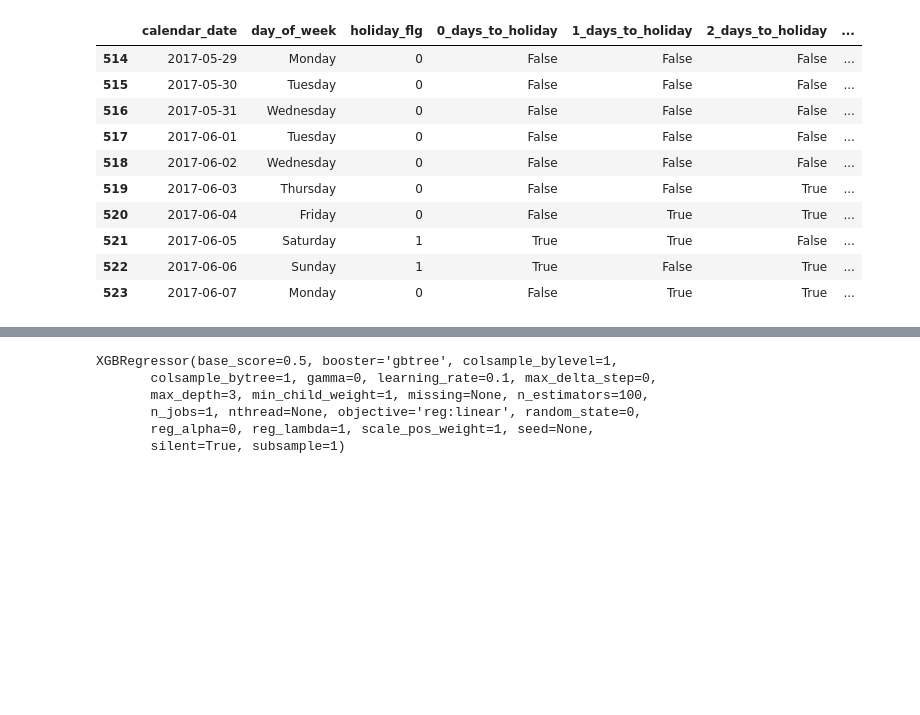
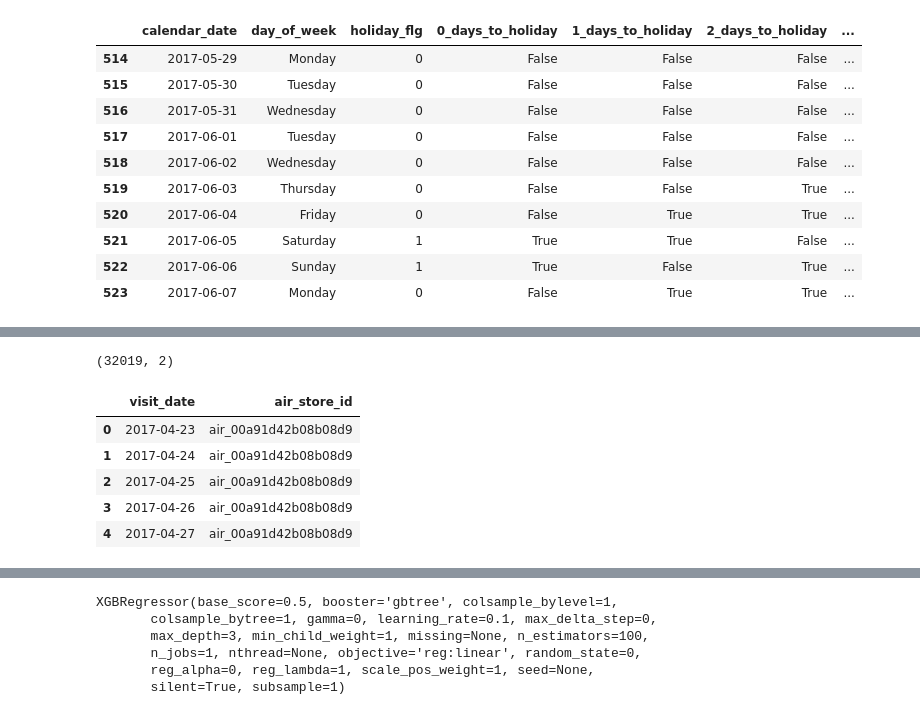
Before and after one commit to koyopro/kaggle, a Jupyter notebook: recruit/recruit.ipynb, the cells around one changed output, grey strips where cells are left out. Saved outputs shown, nothing was run; the diff lists cells and outputs as text; code cells hidden in the pictures; blank space fills up the shorter version.

```diff
--- a/recruit/recruit.ipynb
+++ b/recruit/recruit.ipynb
@@ -345,0 +338,15 @@ df.head()
+# %%
+test = submission['id'].str.split('_', expand=True)
+test.columns = ['air', 'store_id', 'visit_date']
+test['air_store_id'] = test['air'] + '_' + test['store_id']
+test = test.drop(columns=['air', 'store_id'])
+print(test.shape)
+test.head()
+# %% [output]
+(32019, 2)
+|  | visit_date | air_store_id |
+| 0 | 2017-04-23 | air_00a91d42b08b08d9 |
+| 1 | 2017-04-24 | air_00a91d42b08b08d9 |
+| 2 | 2017-04-25 | air_00a91d42b08b08d9 |
+| 3 | 2017-04-26 | air_00a91d42b08b08d9 |
+| 4 | 2017-04-27 | air_00a91d42b08b08d9 |
```
Also changed, not shown: parts of 36 cells of this notebook.
